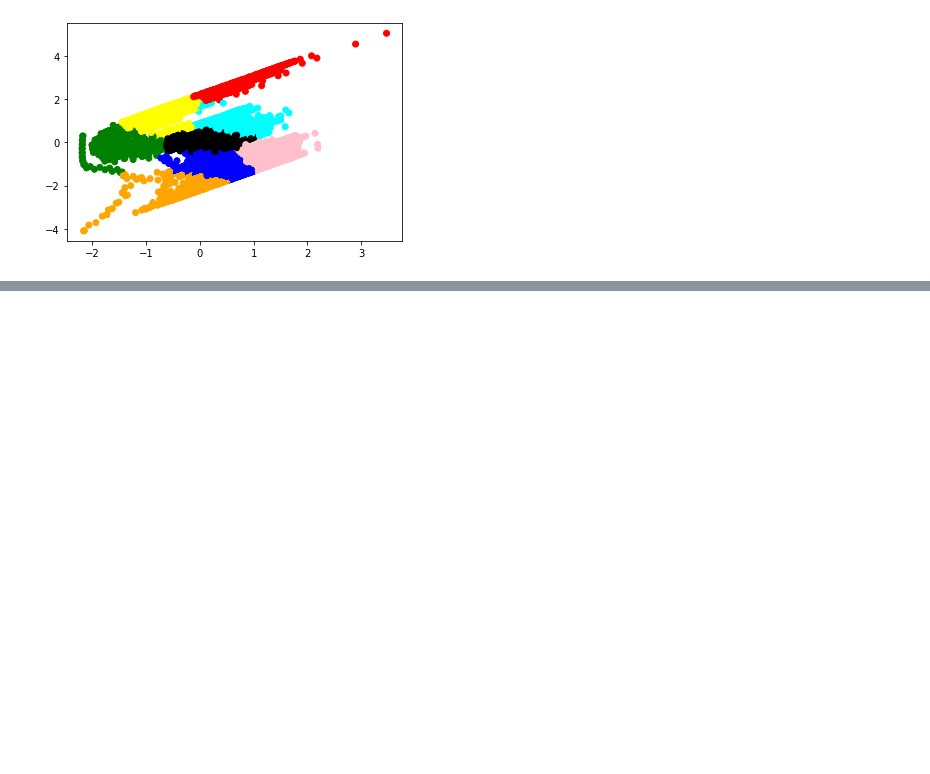
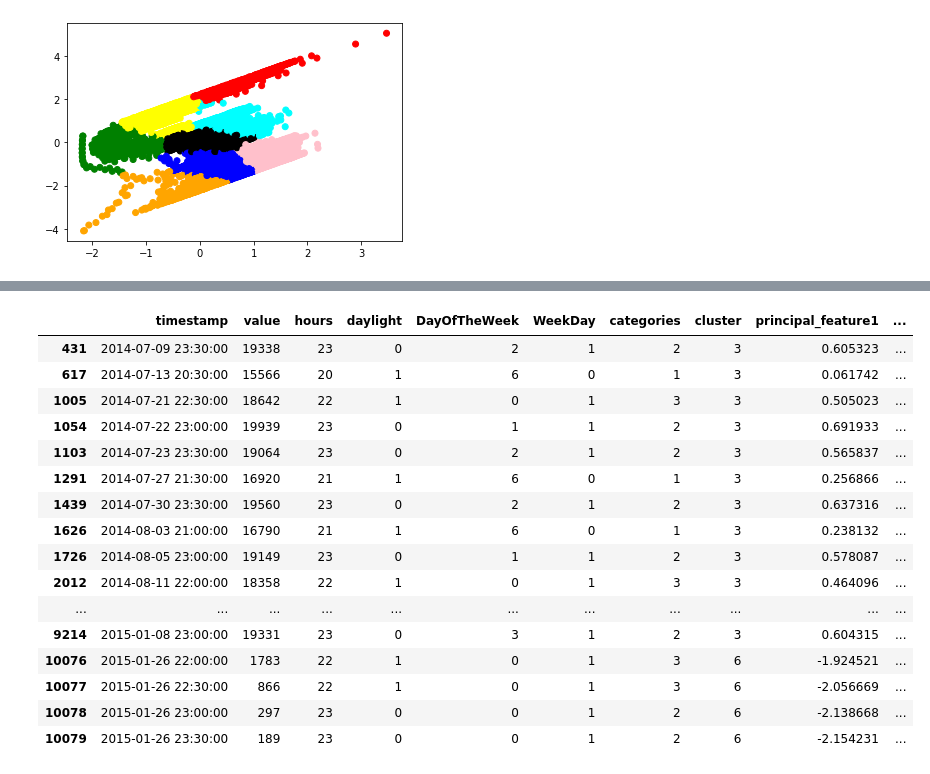
Before and after one commit to aipioneers/workshop, a Jupyter notebook: day-2/nyc_taxi.ipynb, the cells around one changed output, grey strips where cells are left out. Drawn from its saved outputs; the diff is of its cells as text; code cells hidden in the pictures; blank space fills up the shorter version.

```diff
--- a/day-2/nyc_taxi.ipynb
+++ b/day-2/nyc_taxi.ipynb
@@ -231,0 +334,20 @@ plt.show()
+# %%
+df[df['anomaly21'] == 1]
+# %% [output]
+|  | timestamp | value | hours | daylight | DayOfTheWeek | WeekDay | categories | cluster | principal_feature1 | ... |
+| 431 | 2014-07-09 23:30:00 | 19338 | 23 | 0 | 2 | 1 | 2 | 3 | 0.605323 | ... |
+| 617 | 2014-07-13 20:30:00 | 15566 | 20 | 1 | 6 | 0 | 1 | 3 | 0.061742 | ... |
+| 1005 | 2014-07-21 22:30:00 | 18642 | 22 | 1 | 0 | 1 | 3 | 3 | 0.505023 | ... |
+| 1054 | 2014-07-22 23:00:00 | 19939 | 23 | 0 | 1 | 1 | 2 | 3 | 0.691933 | ... |
+| 1103 | 2014-07-23 23:30:00 | 19064 | 23 | 0 | 2 | 1 | 2 | 3 | 0.565837 | ... |
+| 1291 | 2014-07-27 21:30:00 | 16920 | 21 | 1 | 6 | 0 | 1 | 3 | 0.256866 | ... |
+| 1439 | 2014-07-30 23:30:00 | 19560 | 23 | 0 | 2 | 1 | 2 | 3 | 0.637316 | ... |
+| 1626 | 2014-08-03 21:00:00 | 16790 | 21 | 1 | 6 | 0 | 1 | 3 | 0.238132 | ... |
+| 1726 | 2014-08-05 23:00:00 | 19149 | 23 | 0 | 1 | 1 | 2 | 3 | 0.578087 | ... |
+| 2012 | 2014-08-11 22:00:00 | 18358 | 22 | 1 | 0 | 1 | 3 | 3 | 0.464096 | ... |
+| ... | ... | ... | ... | ... | ... | ... | ... | ... | ... | ... |
+| 9214 | 2015-01-08 23:00:00 | 19331 | 23 | 0 | 3 | 1 | 2 | 3 | 0.604315 | ... |
+| 10076 | 2015-01-26 22:00:00 | 1783 | 22 | 1 | 0 | 1 | 3 | 6 | -1.924521 | ... |
+| 10077 | 2015-01-26 22:30:00 | 866 | 22 | 1 | 0 | 1 | 3 | 6 | -2.056669 | ... |
+| 10078 | 2015-01-26 23:00:00 | 297 | 23 | 0 | 0 | 1 | 2 | 6 | -2.138668 | ... |
+| 10079 | 2015-01-26 23:30:00 | 189 | 23 | 0 | 0 | 1 | 2 | 6 | -2.154231 | ... |
```
Also changed, not shown: parts of 8 cells of this notebook.
